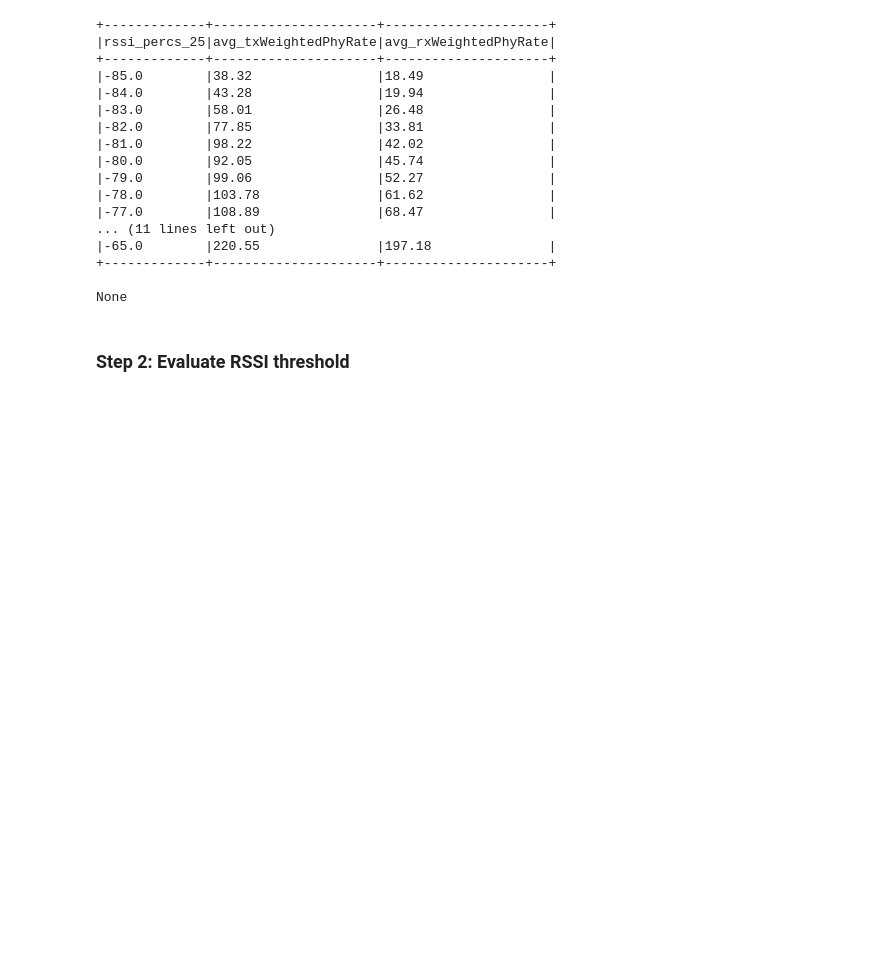
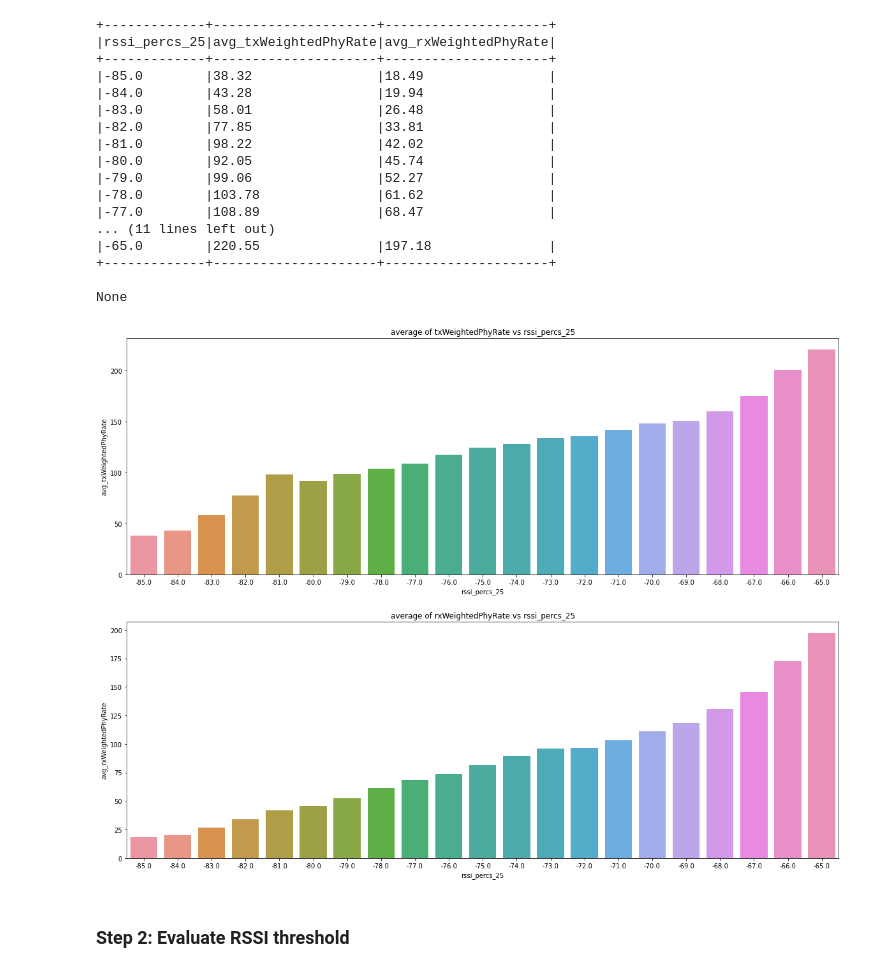
Before and after one commit to afif-anjum/prodapt, a Jupyter notebook: assignment_prodapt_pyspark_notebook.ipynb, the cells around one changed output. Drawn from its saved outputs; the diff is of its cells as text; code cells hidden in the pictures; blank space fills up the shorter version.

```diff
--- a/assignment_prodapt_pyspark_notebook.ipynb
+++ b/assignment_prodapt_pyspark_notebook.ipynb
@@ -164,6 +186,23 @@ temp_df.coalesce(1).write.csv('tx_and_rx_average_value_across_rssi_percs_25.csv'
 +-------------+---------------------+---------------------+
 
 None
+# %%
+temp_df = temp_df.toPandas()
+
+#bar plot to show the histogram
+plt.figure(figsize=(20,15))
+
+plt.subplot(2,1,1)
+sns.barplot(x=temp_df['rssi_percs_25'],y=temp_df['avg_txWeightedPhyRate'])
+plt.title("average of txWeightedPhyRate vs rssi_percs_25")
+
+plt.subplot(2,1,2)
+sns.barplot(x=temp_df['rssi_percs_25'],y=temp_df['avg_rxWeightedPhyRate'])
+plt.title("average of rxWeightedPhyRate vs rssi_percs_25")
+
+plt.show()
+# %% [output]
+[figure, added]
 # %% [markdown]
 ### Step 2: Evaluate RSSI threshold
 # %% [markdown]
```
Also changed, not shown: parts of 2 cells of this notebook.
